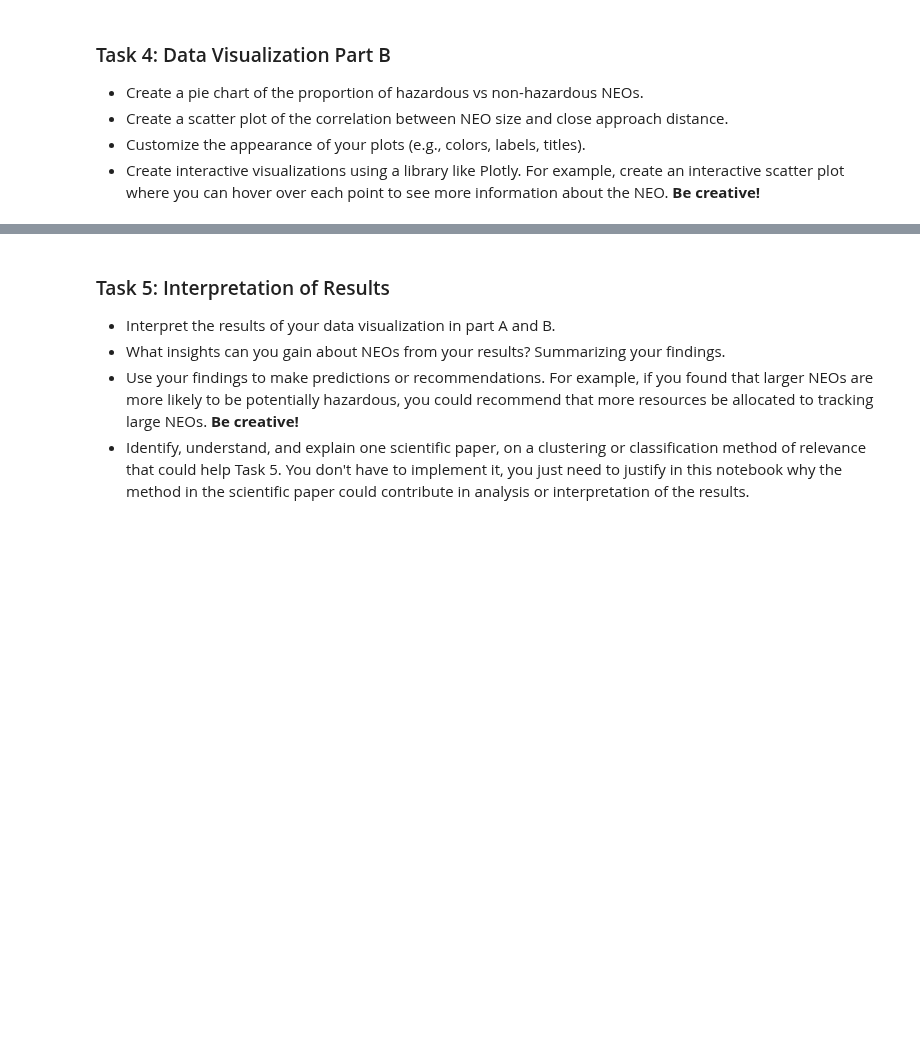
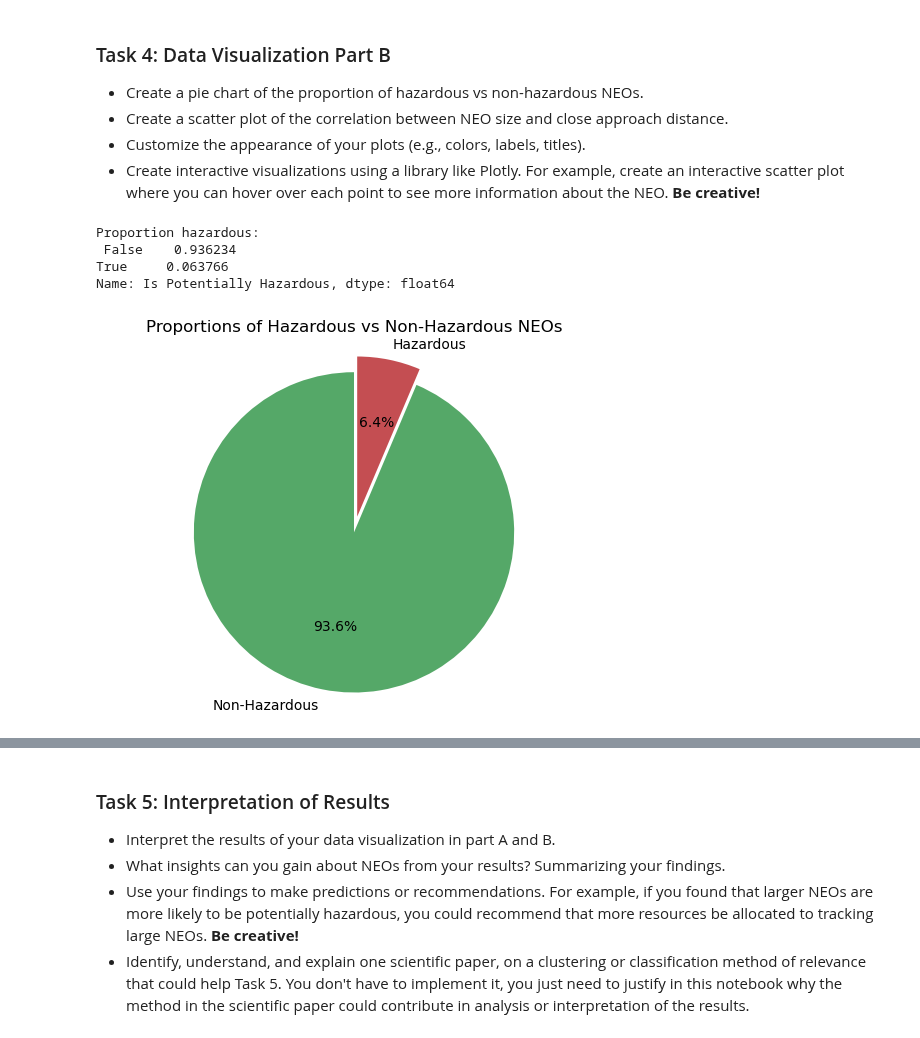
Before and after one commit to Strongside-87/Project-Delivery, a Jupyter notebook: 5_nasa_data_collection_and_visualization.ipynb, the cells around one changed output, grey strips where cells are left out. Cells and saved outputs as stored; diff of their text form; code cells hidden in the pictures; blank space fills up the shorter version.

```diff
--- a/5_nasa_data_collection_and_visualization.ipynb
+++ b/5_nasa_data_collection_and_visualization.ipynb
@@ -90,0 +151,27 @@ For the remaining tasks, you have to organize the data as pd.DataFrame so as to
+# %%
+proportions = df['Is Potentially Hazardous'].value_counts(normalize=True)
+print("Proportion hazardous:\n", proportions)
+# %% [output]
+Proportion hazardous:
+ False    0.936234
+True     0.063766
+Name: Is Potentially Hazardous, dtype: float64
+# %%
+import matplotlib.pyplot as plt
+
+data = df['Is Potentially Hazardous'].value_counts(normalize=True)
+
+labels = ['Non-Hazardous', 'Hazardous']
+colors = ['#55a868', '#c44e52']
+explode = [0, 0.1]  # Explode the second slice (Hazardous)
+
+fig, ax = plt.subplots()
+
+ax.pie(data, labels=labels, explode=explode, colors=colors, autopct='%1.1f%%', startangle=90)
+ax.axis('equal')  # Equal aspect ratio ensures that pie is drawn as a circle
+
+ax.set_title('Proportions of Hazardous vs Non-Hazardous NEOs')
+
+plt.show()
+# %% [output]
+[figure, added]
```
Also changed, not shown: parts of 8 cells of this notebook.
